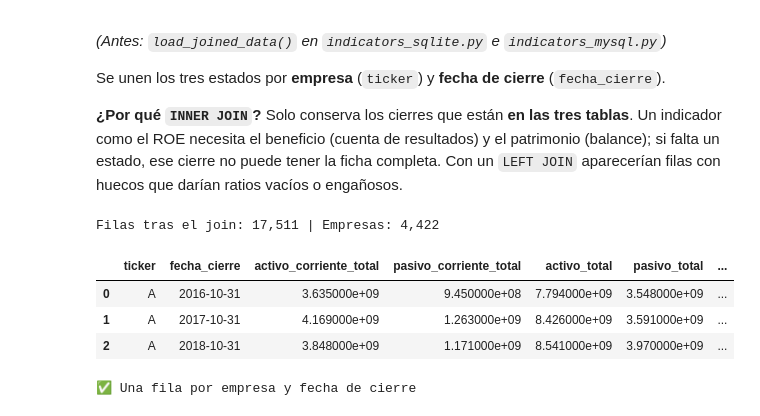
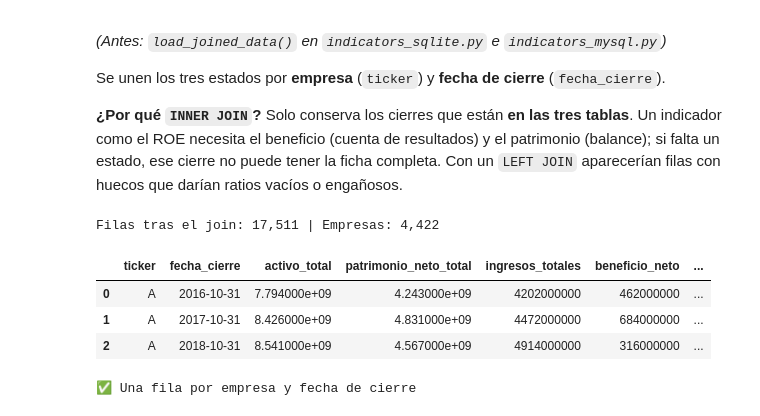
Before and after one commit to javiersotocam-arch/indicadores-financieros-desde-cero, a Jupyter notebook: indicadores_financieros_python_explicado.ipynb, the cells around one changed output. Drawn from its saved outputs; the diff is of its cells as text; code cells hidden in the pictures.

```diff
--- a/indicadores_financieros_python_explicado.ipynb
+++ b/indicadores_financieros_python_explicado.ipynb
@@ -497,33 +499,35 @@ Se unen los tres estados por **empresa** (`ticker`) y **fecha de cierre** (`fech
 # %%
 def cargar_datos():
     consulta = f'''
     SELECT
         b.ticker, b.fecha_cierre,
         b.activo_corriente_total, b.pasivo_corriente_total, b.activo_total,
         b.pasivo_total, b.patrimonio_neto_total, b.efectivo, b.inventario,
         b.cuentas_por_cobrar_netas, b.deuda_largo_plazo, b.cuentas_por_pagar,
         i.ingresos_totales, i.beneficio_neto, i.beneficio_bruto,
         i.beneficio_operativo, i.ebit, i.coste_ventas, i.gastos_financieros,
         c.flujo_caja_operativo, c.inversion_capex, c.dividendos_pagados, c.endeudamiento_neto
     FROM {B} b
     INNER JOIN {I} i ON b.ticker = i.ticker AND b.fecha_cierre = i.fecha_cierre
     INNER JOIN {C} c ON b.ticker = c.ticker AND b.fecha_cierre = c.fecha_cierre
     '''
     df = q(consulta)
     df['fecha_cierre'] = pd.to_datetime(df['fecha_cierre'])
     # Ordenar por empresa y fecha: necesario para cualquier cálculo que compare con el año anterior
     return df.sort_values(['ticker', 'fecha_cierre']).reset_index(drop=True)
 
 
 df = cargar_datos()
 print(f'Filas tras el join: {len(df):,} | Empresas: {df["ticker"].nunique():,}')
-df.head(3)
+# Vista previa con unas pocas columnas (son 23 y la tabla completa no se lee)
+df[['ticker', 'fecha_cierre', 'activo_total', 'patrimonio_neto_total',
+    'ingresos_totales', 'beneficio_neto', 'flujo_caja_operativo', 'inversion_capex']].head(3)
 # %% [output]
 Filas tras el join: 17,511 | Empresas: 4,422
-|  | ticker | fecha_cierre | activo_corriente_total | pasivo_corriente_total | activo_total | pasivo_total | ... |
-| 0 | A | 2016-10-31 | 3.635000e+09 | 9.450000e+08 | 7.794000e+09 | 3.548000e+09 | ... |
-| 1 | A | 2017-10-31 | 4.169000e+09 | 1.263000e+09 | 8.426000e+09 | 3.591000e+09 | ... |
-| 2 | A | 2018-10-31 | 3.848000e+09 | 1.171000e+09 | 8.541000e+09 | 3.970000e+09 | ... |
+|  | ticker | fecha_cierre | activo_total | patrimonio_neto_total | ingresos_totales | beneficio_neto | ... |
+| 0 | A | 2016-10-31 | 7.794000e+09 | 4.243000e+09 | 4202000000 | 462000000 | ... |
+| 1 | A | 2017-10-31 | 8.426000e+09 | 4.831000e+09 | 4472000000 | 684000000 | ... |
+| 2 | A | 2018-10-31 | 8.541000e+09 | 4.567000e+09 | 4914000000 | 316000000 | ... |
 # %%
 # Comprobación: el join no debe duplicar cierres (una fila por empresa y fecha)
 assert not df.duplicated(['ticker', 'fecha_cierre']).any(), 'Hay cierres duplicados tras el join'
```
Also changed, not shown: parts of 16 cells of this notebook, 1 other file.
